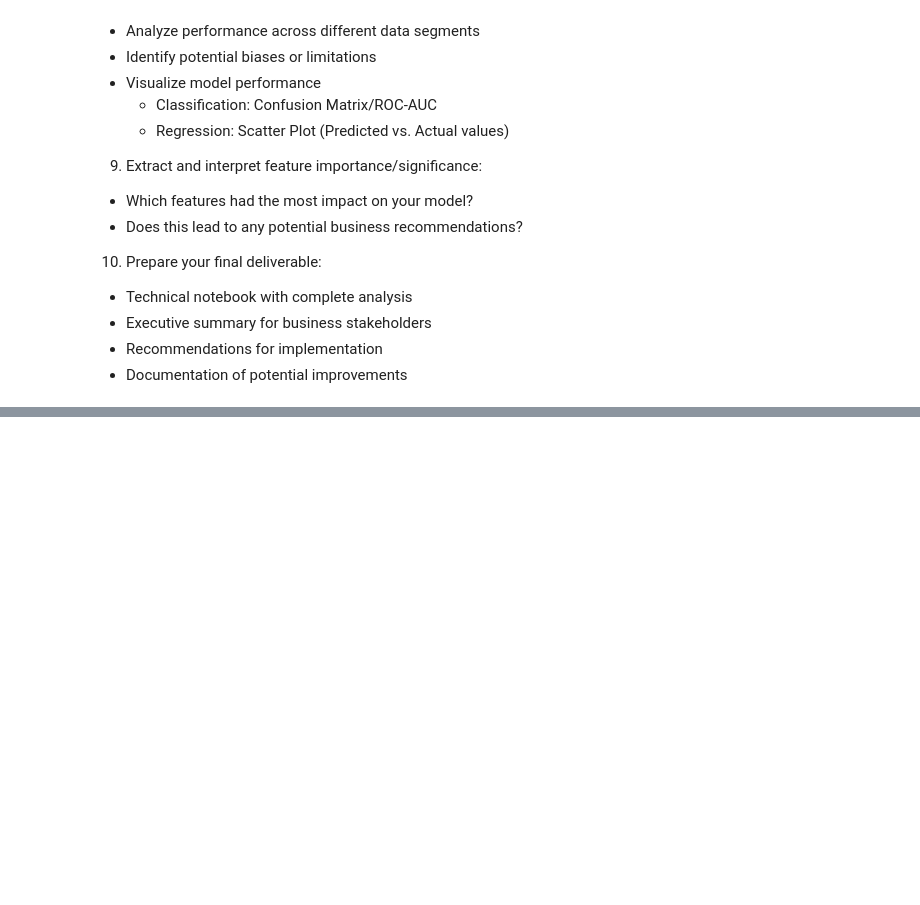
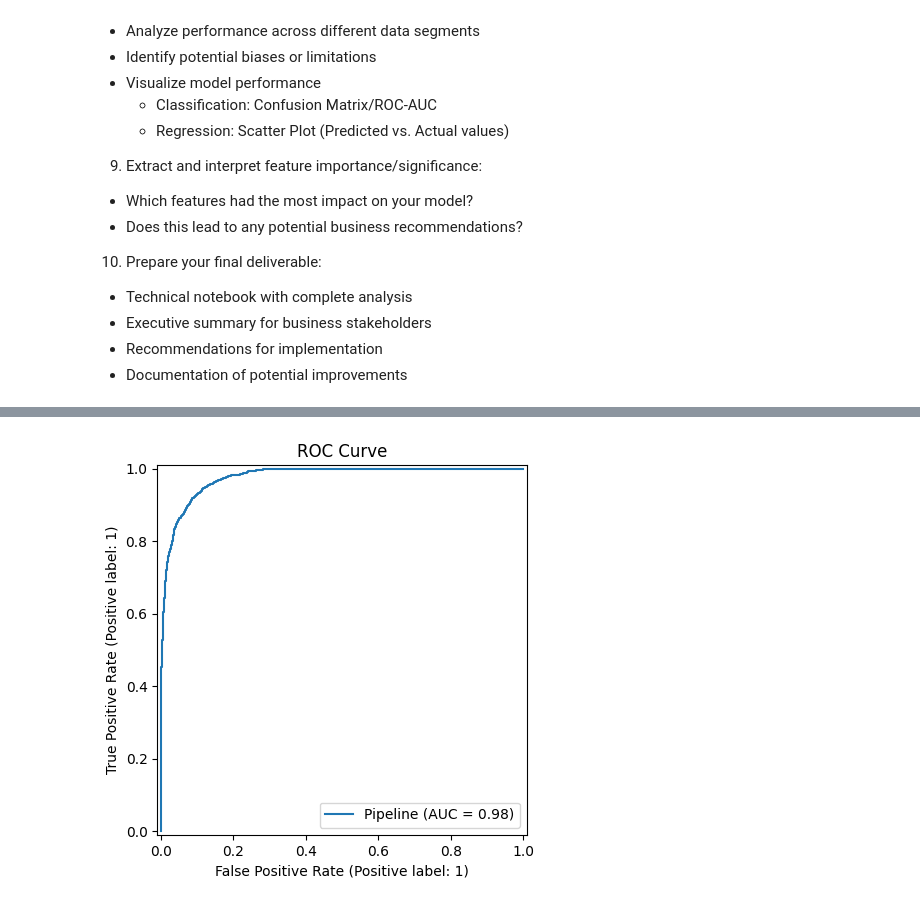
Before and after one commit to mbielecki1/AD07_LAB, a Jupyter notebook: financial_loan_risk.ipynb, the cells around one changed output, grey strips where cells are left out. Saved outputs shown, nothing was run; the diff lists cells and outputs as text; code cells hidden in the pictures; blank space fills up the shorter version.

```diff
--- a/financial_loan_risk.ipynb
+++ b/financial_loan_risk.ipynb
@@ -956,0 +998,9 @@ Confusion Matrix:
+# %%
+# visualize ROC curve
+
+RocCurveDisplay.from_estimator(final_model, X_test, y_test)
+
+plt.title("ROC Curve")
+plt.show()
+# %% [output]
+[figure, added]
```
Also changed, not shown: parts of 4 cells of this notebook.
